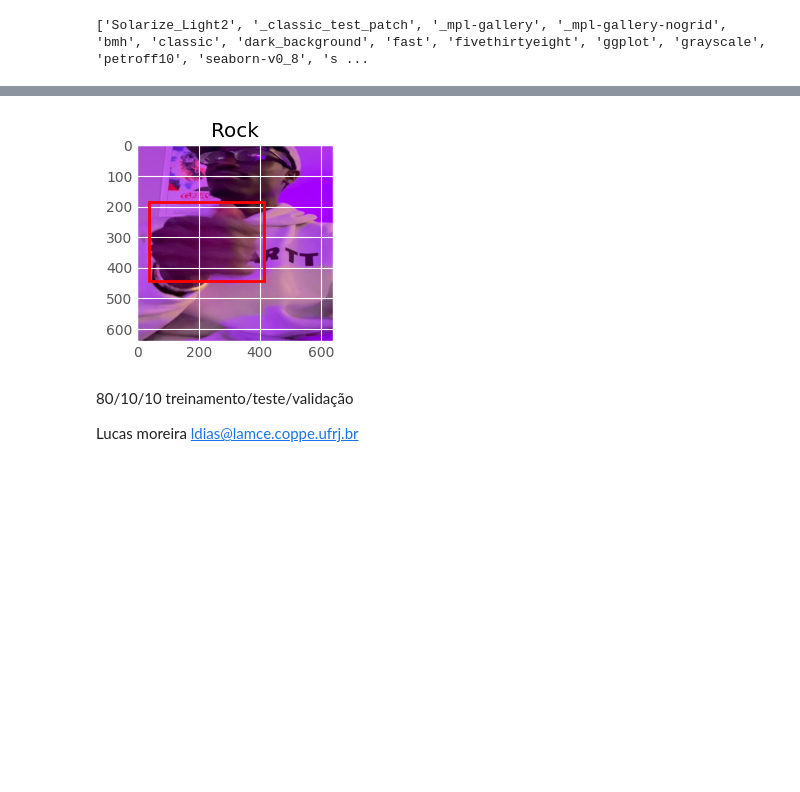
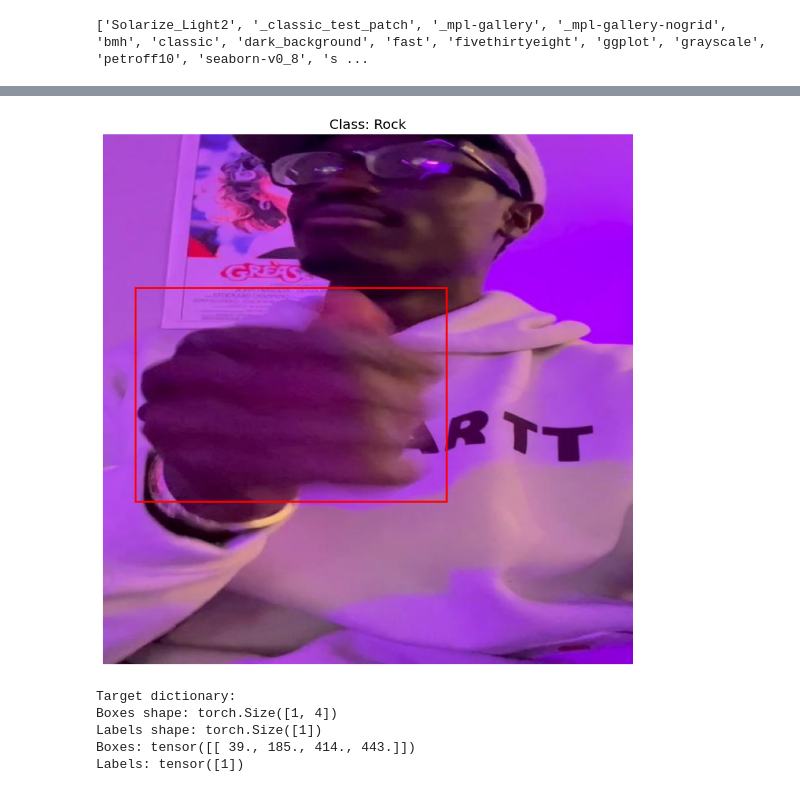
Before and after one commit to gupessanha/redes-neurais, a Jupyter notebook: Pedra-papel-tesoura/dev_nb.ipynb, the cells around one changed output, grey strips where cells are left out. Cells and saved outputs as stored; diff of their text form; code cells hidden in the pictures; blank space fills up the shorter version.

Commit message:
testing bounding box

```diff
--- a/Pedra-papel-tesoura/dev_nb.ipynb
+++ b/Pedra-papel-tesoura/dev_nb.ipynb
@@ -90,34 +138,66 @@ df_image_info.head()
 # %%
-import cv2
-import os
-
 current_path = os.getcwd()
 image_path = f"./test/{df_image_info.loc[0, 'filename']}"
 img = cv2.imread(image_path)
 
+transform = T.Compose([
+    T.ToTensor(),
+])
+
+# Load image
+img = cv2.imread(image_path)
 if img is not None:
-	img = cv2.cvtColor(img, cv2.COLOR_BGR2RGB)
+    img = cv2.cvtColor(img, cv2.COLOR_BGR2RGB)
 else:
-	print(f"Error: Could not load image from path: {image_path}")
-	print(f"Current directory: {current_path}")
-	# Check if file exists
-	if os.path.exists(image_path):
-		print("File exists but couldn't be read by cv2.imread()")
-	else:
-		print("File does not exist at the specified path")
+    print(f"Error: Could not load image from path: {image_path}")
+    print(f"Current directory: {current_path}")
+    if os.path.exists(image_path):
+        print("File exists but couldn't be read by cv2.imread()")
+    else:
+        print("File does not exist at the specified path")
 
-x1, y1 = df_image_info.loc[0, 'xmin'], df_image_info.loc[0, 'ymin']
-x2, y2 = df_image_info.loc[0, 'xmax'], df_image_info.loc[0, 'ymax']
+# Load corresponding bounding boxes and labels
+# Get bounding box coordinates from the first row
+x1 = df_image_info.loc[0, 'xmin']
+y1 = df_image_info.loc[0, 'ymin']
+x2 = df_image_info.loc[0, 'xmax']
+y2 = df_image_info.loc[0, 'ymax']
 
-plt.imshow(img)
-plt.gca().add_patch(plt.Rectangle((x1, y1), x2 - x1, y2 - y1, edgecolor='red', facecolor='none', linewidth=2))
-plt.title(df_image_info.loc[0, 'class'])
-plt.show()
+# Load image
+if img is not None:
+    # Load corresponding bounding boxes and labels
+    boxes = [[x1, y1, x2, y2]]  # Single bounding box for the first image
+    labels = [1]  # Assuming class labels: 1=Rock, 2=Paper, 3=Scissors
+
+    # Create a target dictionary
+    target = {}
+    target["boxes"] = torch.tensor(boxes, dtype=torch.float32)
+    target["labels"] = torch.tensor(labels, dtype=torch.int64)
+
+    # Visualize the image with bounding box
+    plt.figure(figsize=(10, 8))
+    plt.imshow(img)
+    plt.gca().add_patch(plt.Rectangle((x1, y1), x2 - x1, y2 - y1, edgecolor='red', facecolor='none', linewidth=2))
+    plt.title(f"Class: {df_image_info.loc[0, 'class']}")
+    plt.axis('off')
+    plt.show()
+
+    print(f"Target dictionary:")
+    print(f"Boxes shape: {target['boxes'].shape}")
+    print(f"Labels shape: {target['labels'].shape}")
+    print(f"Boxes: {target['boxes']}")
+    print(f"Labels: {target['labels']}")
+else:
+    print(f"Error: Could not load image from path: {image_path}")
+    print(f"Current directory: {current_path}")
+    if os.path.exists(image_path):
+        print("File exists but couldn't be read by cv2.imread()")
+    else:
+        print("File does not exist at the specified path")
 # %% [output]
-[figure, old version]
+[figure, new version]
+Target dictionary:
+Boxes shape: torch.Size([1, 4])
+Labels shape: torch.Size([1])
+Boxes: tensor([[ 39., 185., 414., 443.]])
+Labels: tensor([1])
-# %% [markdown]
-80/10/10
-treinamento/teste/validação
-
-Lucas moreira
-ldias@lamce.coppe.ufrj.br
```
Also changed, not shown: parts of 12 cells of this notebook.
